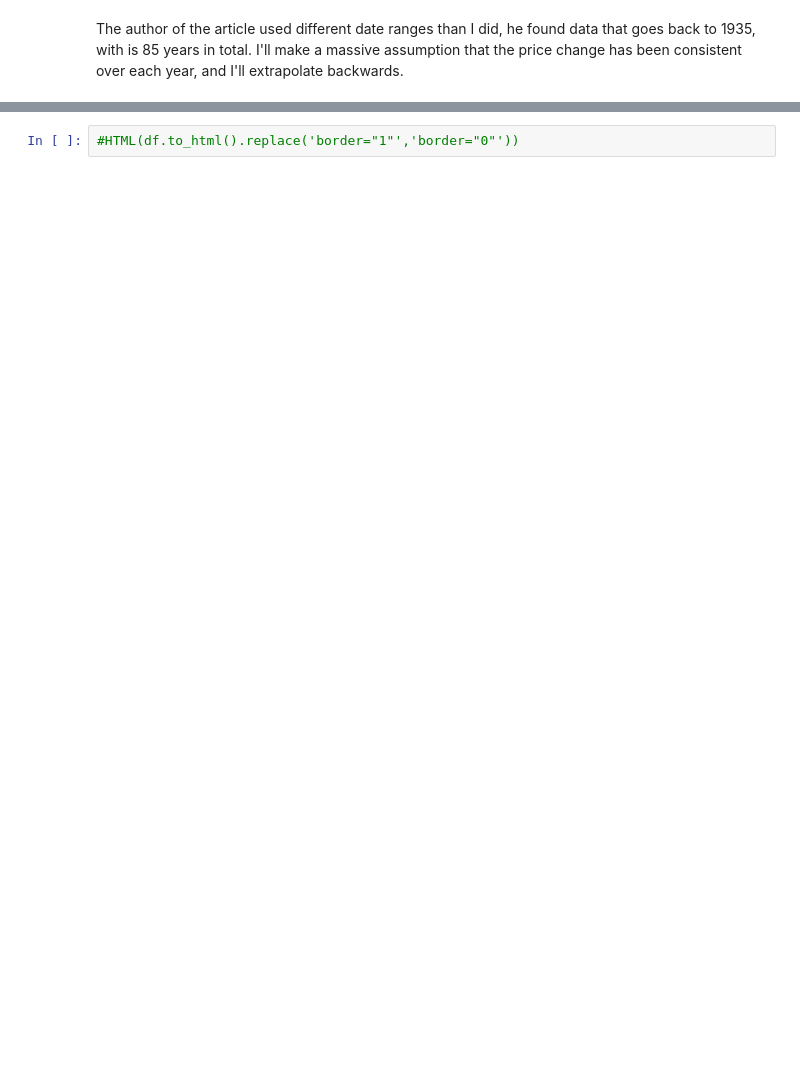
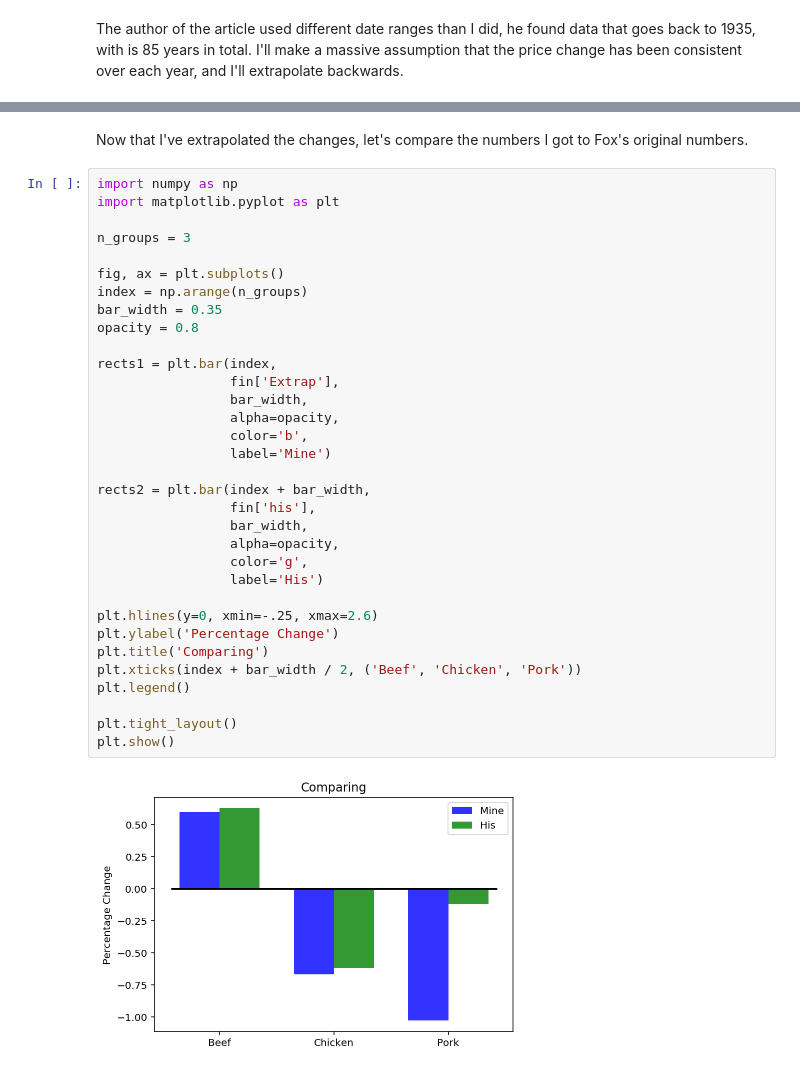
Before and after one commit to ayoskovich/chickens_trust, a Jupyter notebook: price_check.ipynb, the cells around one changed output, grey strips where cells are left out. Drawn from its saved outputs; the diff is of its cells as text; blank space fills up the shorter version.

Commit message:
Adding comparison visual

```diff
--- a/price_check.ipynb
+++ b/price_check.ipynb
@@ -92,2 +96,37 @@ HTML(
-# %%
-#HTML(df.to_html().replace('border="1"','border="0"'))
+# %% [markdown]
+Now that I've extrapolated the changes, let's compare the numbers I got to Fox's original numbers.
+# %%
+import numpy as np
+import matplotlib.pyplot as plt
+
+n_groups = 3
+
+fig, ax = plt.subplots()
+index = np.arange(n_groups)
+bar_width = 0.35
+opacity = 0.8
+
+rects1 = plt.bar(index,
+                 fin['Extrap'],
+                 bar_width,
+                 alpha=opacity,
+                 color='b',
+                 label='Mine')
+
+rects2 = plt.bar(index + bar_width,
+                 fin['his'],
+                 bar_width,
+                 alpha=opacity,
+                 color='g',
+                 label='His')
+
+plt.hlines(y=0, xmin=-.25, xmax=2.6)
+plt.ylabel('Percentage Change')
+plt.title('Comparing')
+plt.xticks(index + bar_width / 2, ('Beef', 'Chicken', 'Pork'))
+plt.legend()
+
+plt.tight_layout()
+plt.show()
+# %% [output]
+[figure, added]
```
Also changed, not shown: parts of 2 cells of this notebook, 6 other files.
